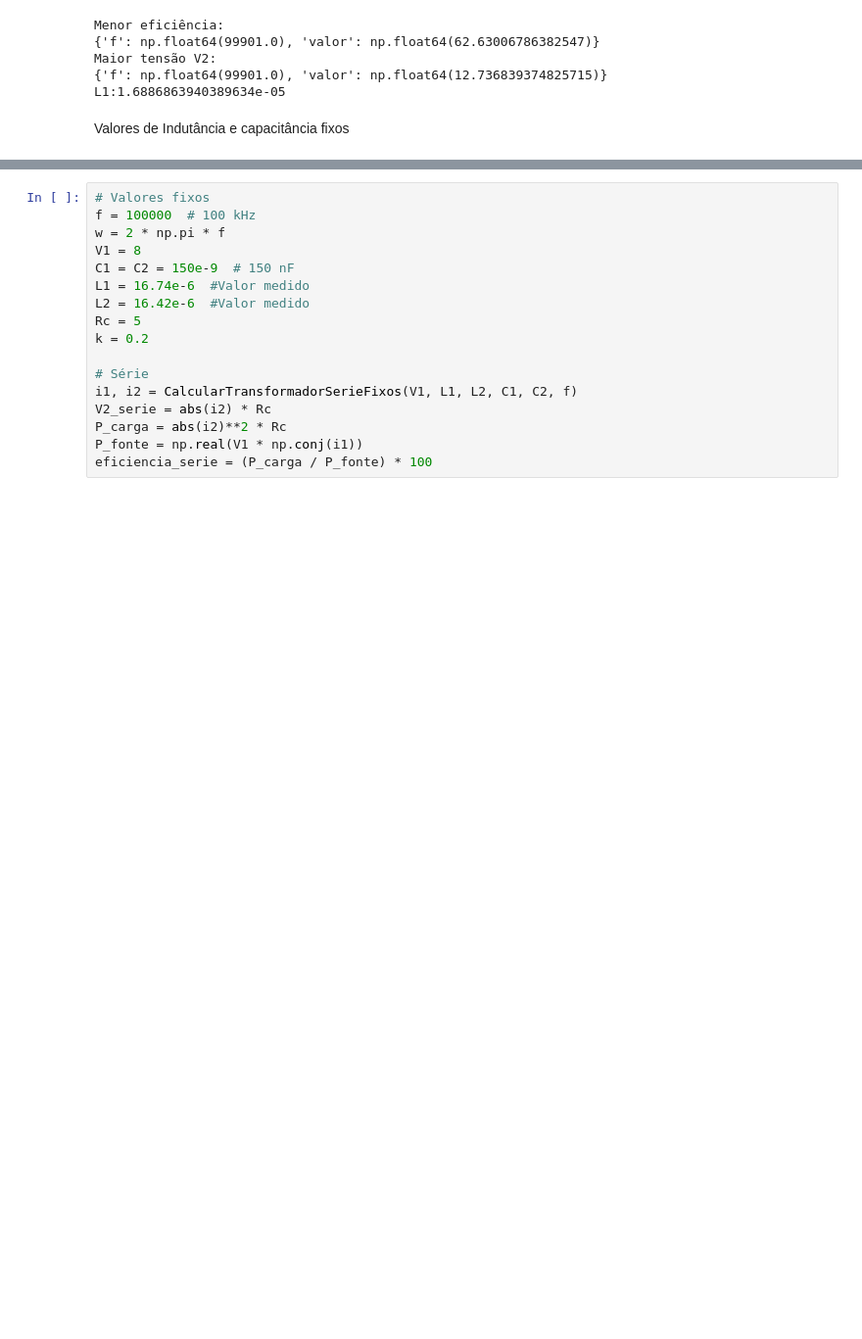
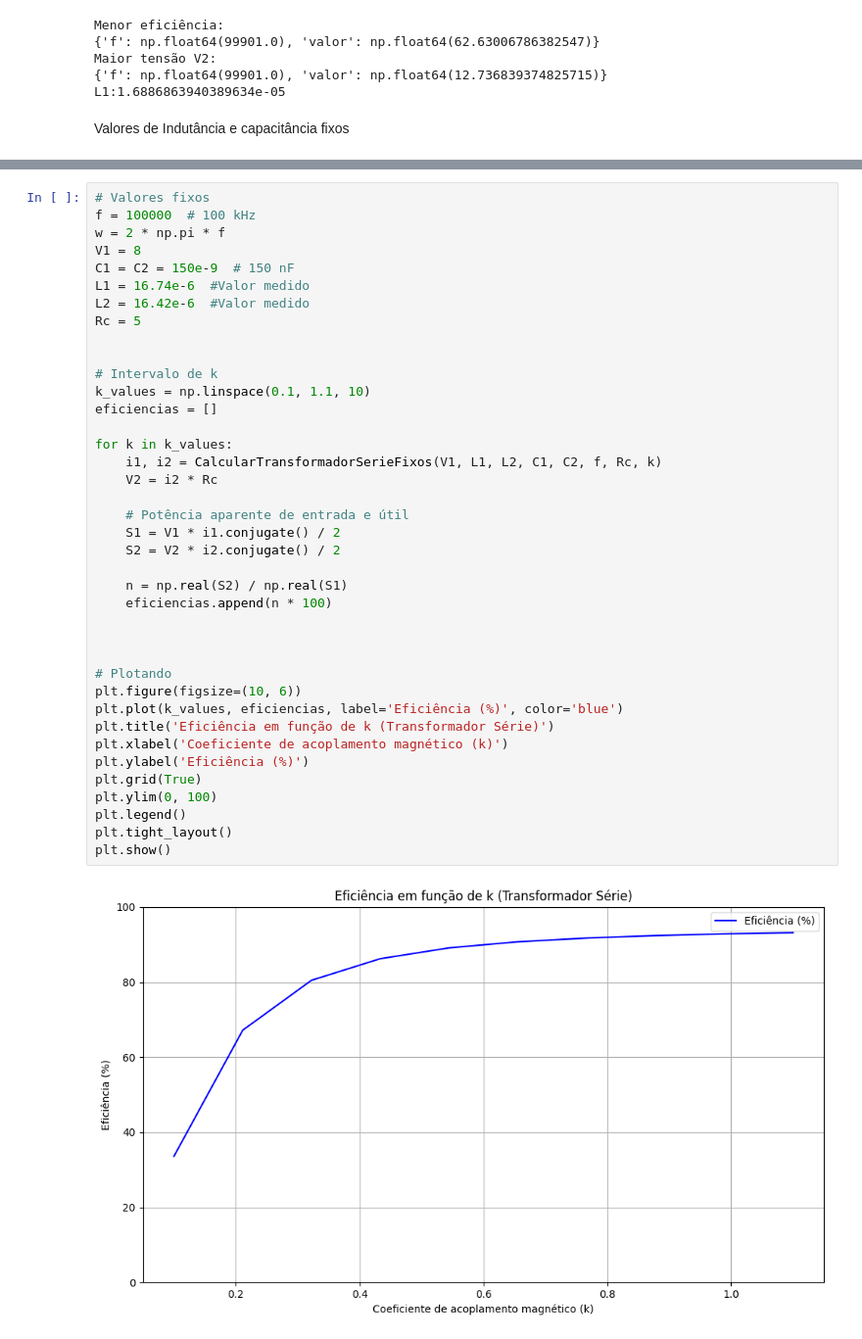
Before and after one commit to Edu0liveira2/Projeto_Eletromag, a Jupyter notebook: Projeto.ipynb, the cells around one changed output, grey strips where cells are left out. Shown: that part at 98% size. Drawn from its saved outputs; the diff is of its cells as text; blank space fills up the shorter version.

```diff
--- a/Projeto.ipynb
+++ b/Projeto.ipynb
@@ -379,18 +375,42 @@ def CalcularTransformadorSerieFixos(V1, L1, L2, C1, C2, f):
 # %%
 # Valores fixos
 f = 100000  # 100 kHz
 w = 2 * np.pi * f
 V1 = 8
 C1 = C2 = 150e-9  # 150 nF
 L1 = 16.74e-6  #Valor medido
 L2 = 16.42e-6  #Valor medido
 Rc = 5
-k = 0.2
 
-# Série
-i1, i2 = CalcularTransformadorSerieFixos(V1, L1, L2, C1, C2, f)
-V2_serie = abs(i2) * Rc
-P_carga = abs(i2)**2 * Rc
-P_fonte = np.real(V1 * np.conj(i1))
-eficiencia_serie = (P_carga / P_fonte) * 100
+
+# Intervalo de k
+k_values = np.linspace(0.1, 1.1, 10)
+eficiencias = []
+
+for k in k_values:
+    i1, i2 = CalcularTransformadorSerieFixos(V1, L1, L2, C1, C2, f, Rc, k)
+    V2 = i2 * Rc
+
+    # Potência aparente de entrada e útil
+    S1 = V1 * i1.conjugate() / 2
+    S2 = V2 * i2.conjugate() / 2
+
+    n = np.real(S2) / np.real(S1)
+    eficiencias.append(n * 100)
+
+
+
+# Plotando
+plt.figure(figsize=(10, 6))
+plt.plot(k_values, eficiencias, label='Eficiência (%)', color='blue')
+plt.title('Eficiência em função de k (Transformador Série)')
+plt.xlabel('Coeficiente de acoplamento magnético (k)')
+plt.ylabel('Eficiência (%)')
+plt.grid(True)
+plt.ylim(0, 100)
+plt.legend()
+plt.tight_layout()
+plt.show()
+# %% [output]
+[figure, added]
 # %%
```
Also changed, not shown: parts of 5 cells of this notebook.
